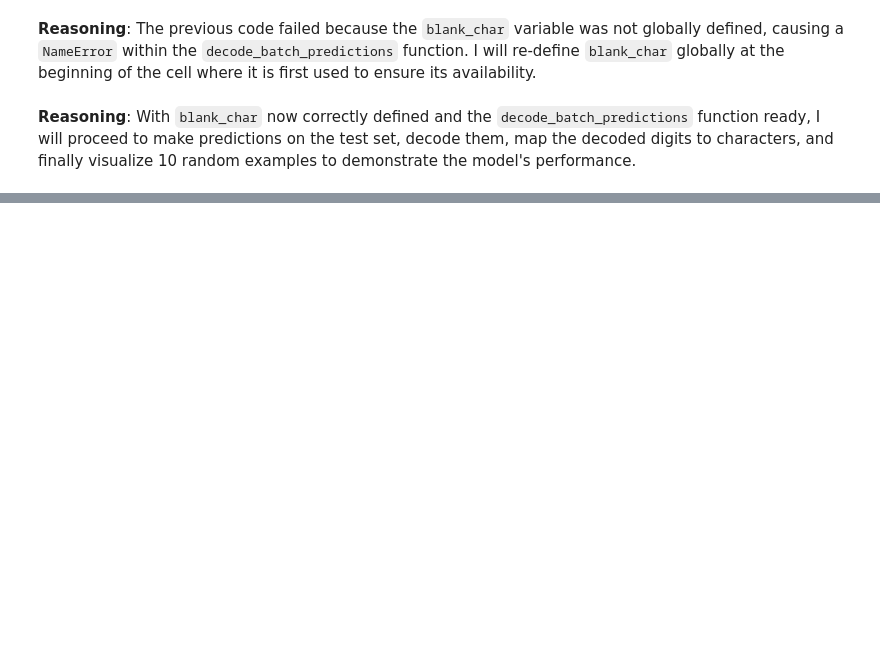
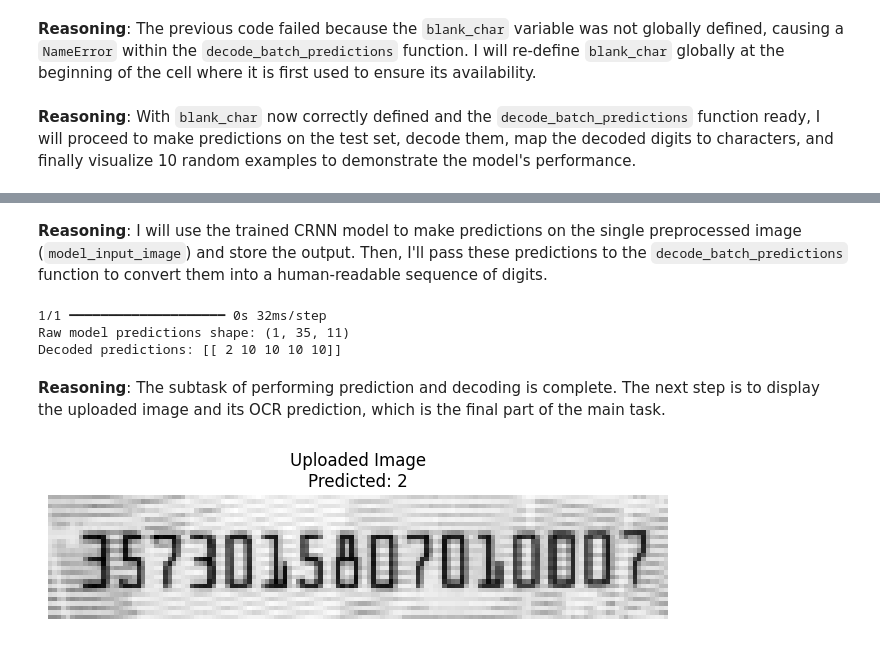
Before and after one commit to nur1801/Custom-OCR-CRNN, a Jupyter notebook: OCR_CRNN.ipynb, the cells around one changed output, grey strips where cells are left out. Saved outputs shown, nothing was run; the diff lists cells and outputs as text; code cells hidden in the pictures; blank space fills up the shorter version.

```diff
--- a/OCR_CRNN.ipynb
+++ b/OCR_CRNN.ipynb
@@ -404,0 +461,9 @@ plt.show()
+# %%
+from google.colab import files
+
+print("Please upload an image file:")
+uploaded = files.upload()
+
+# Display the names of the uploaded files
+for filename in uploaded.keys():
+  print(f'Uploaded file "{filename}" with length {len(uploaded[filename])} bytes')
@@ -404,0 +533,34 @@ plt.show()
+# %% [markdown]
+**Reasoning**:
+I will use the trained CRNN model to make predictions on the single preprocessed image (`model_input_image`) and store the output. Then, I'll pass these predictions to the `decode_batch_predictions` function to convert them into a human-readable sequence of digits.
+# %%
+uploaded_image_predictions = model.predict(model_input_image)
+decoded_uploaded_predictions = decode_batch_predictions(uploaded_image_predictions)
+
+print(f"Raw model predictions shape: {uploaded_image_predictions.shape}")
+print(f"Decoded predictions: {decoded_uploaded_predictions}")
+# %% [output]
+1/1 ━━━━━━━━━━━━━━━━━━━━ 0s 32ms/step
+Raw model predictions shape: (1, 35, 11)
+Decoded predictions: [[ 2 10 10 10 10]]
+# %% [markdown]
+**Reasoning**:
+The subtask of performing prediction and decoding is complete. The next step is to display the uploaded image and its OCR prediction, which is the final part of the main task.
+# %%
+import matplotlib.pyplot as plt
+
+# Get the filename of the uploaded image
+# Assuming only one file was uploaded
+filename = list(uploaded.keys())[0]
+
+# Convert the decoded predictions to a human-readable string
+predicted_string = labels_to_string(decoded_uploaded_predictions[0])
+
+# Display the original uploaded image and the prediction
+plt.figure(figsize=(8, 4))
+plt.imshow(model_input_image[0].numpy().squeeze(), cmap='gray')
+plt.title(f"Uploaded Image\nPredicted: {predicted_string}")
+plt.axis('off')
+plt.show()
+# %% [output]
+[figure, added]
```
Also changed, not shown: parts of 16 cells of this notebook.
